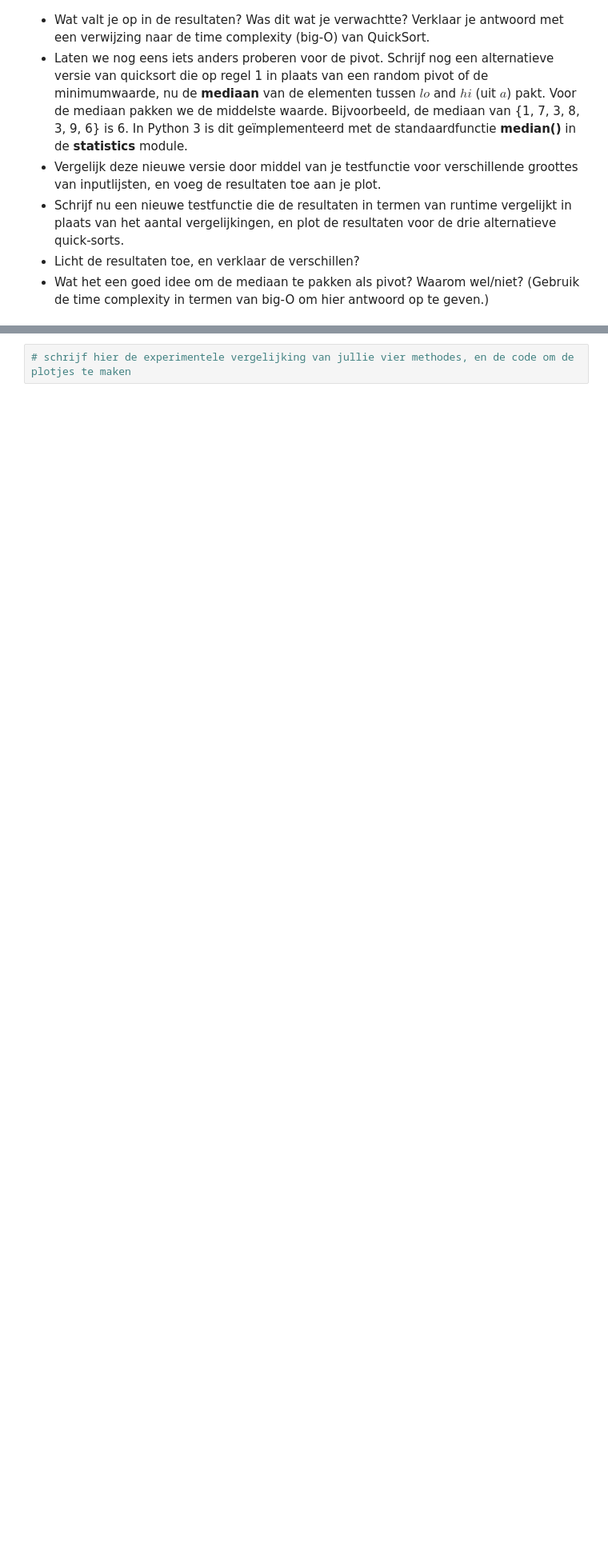
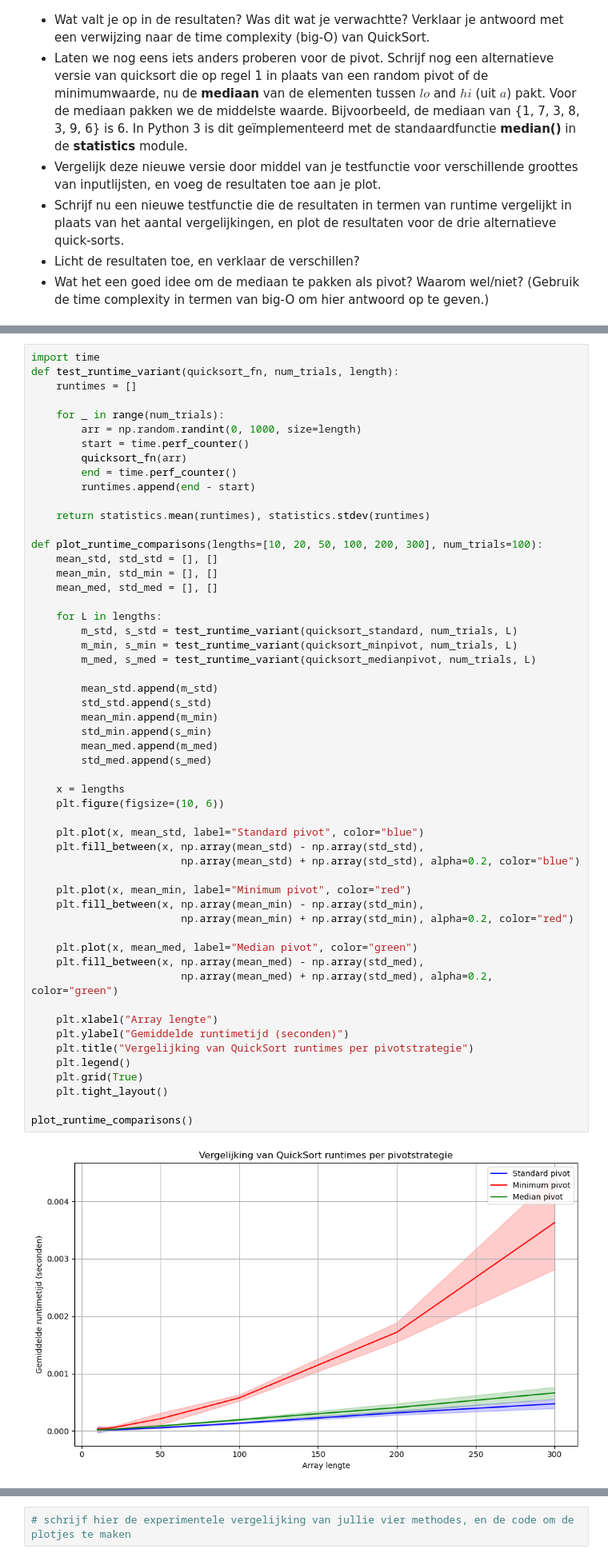
Before and after one commit to ForFoxSakes/TI-S4-DEBUG, a Jupyter notebook: src/opdrachten/alds/ALDS_2.ipynb, the cells around one changed output, grey strips where cells are left out. Shown: that part at 80% size. Drawn from its saved outputs; the diff is of its cells as text; blank space fills up the shorter version.

```diff
--- a/src/opdrachten/alds/ALDS_2.ipynb
+++ b/src/opdrachten/alds/ALDS_2.ipynb
@@ -322,0 +416,56 @@ print(f"Standaardafwijking: {std:.2f}")
+# %%
+import time
+def test_runtime_variant(quicksort_fn, num_trials, length):
+    runtimes = []
+
+    for _ in range(num_trials):
+        arr = np.random.randint(0, 1000, size=length)
+        start = time.perf_counter()
+        quicksort_fn(arr)
+        end = time.perf_counter()
+        runtimes.append(end - start)
+
+    return statistics.mean(runtimes), statistics.stdev(runtimes)
+
+def plot_runtime_comparisons(lengths=[10, 20, 50, 100, 200, 300], num_trials=100):
+    mean_std, std_std = [], []
+    mean_min, std_min = [], []
+    mean_med, std_med = [], []
+
+    for L in lengths:
+        m_std, s_std = test_runtime_variant(quicksort_standard, num_trials, L)
+        m_min, s_min = test_runtime_variant(quicksort_minpivot, num_trials, L)
+        m_med, s_med = test_runtime_variant(quicksort_medianpivot, num_trials, L)
+
+        mean_std.append(m_std)
+        std_std.append(s_std)
+        mean_min.append(m_min)
+        std_min.append(s_min)
+        mean_med.append(m_med)
+        std_med.append(s_med)
+
+    x = lengths
+    plt.figure(figsize=(10, 6))
+
+    plt.plot(x, mean_std, label="Standard pivot", color="blue")
+    plt.fill_between(x, np.array(mean_std) - np.array(std_std),
+                        np.array(mean_std) + np.array(std_std), alpha=0.2, color="blue")
+
+    plt.plot(x, mean_min, label="Minimum pivot", color="red")
+    plt.fill_between(x, np.array(mean_min) - np.array(std_min),
+                        np.array(mean_min) + np.array(std_min), alpha=0.2, color="red")
+
+    plt.plot(x, mean_med, label="Median pivot", color="green")
+    plt.fill_between(x, np.array(mean_med) - np.array(std_med),
+                        np.array(mean_med) + np.array(std_med), alpha=0.2, color="green")
+
+    plt.xlabel("Array lengte")
+    plt.ylabel("Gemiddelde runtimetijd (seconden)")
+    plt.title("Vergelijking van QuickSort runtimes per pivotstrategie")
+    plt.legend()
+    plt.grid(True)
+    plt.tight_layout()
+
+plot_runtime_comparisons()
+# %% [output]
+[figure, added]
```
Also changed, not shown: parts of 6 cells of this notebook.
